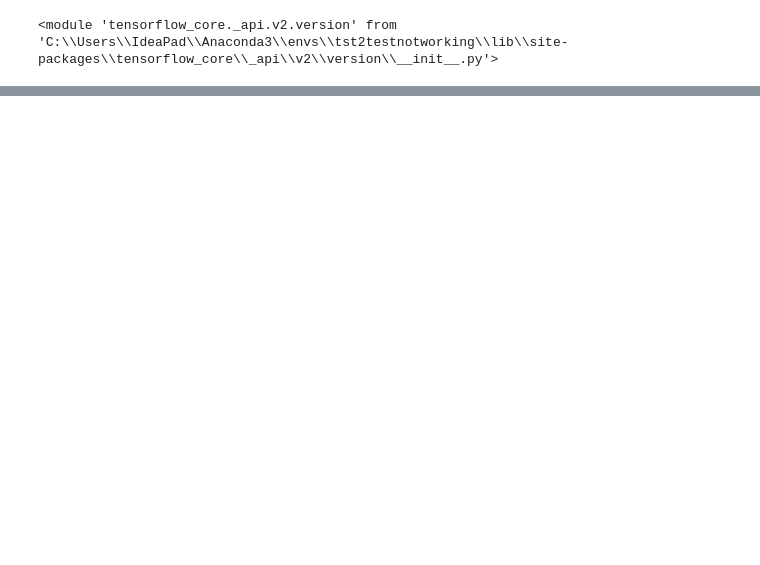
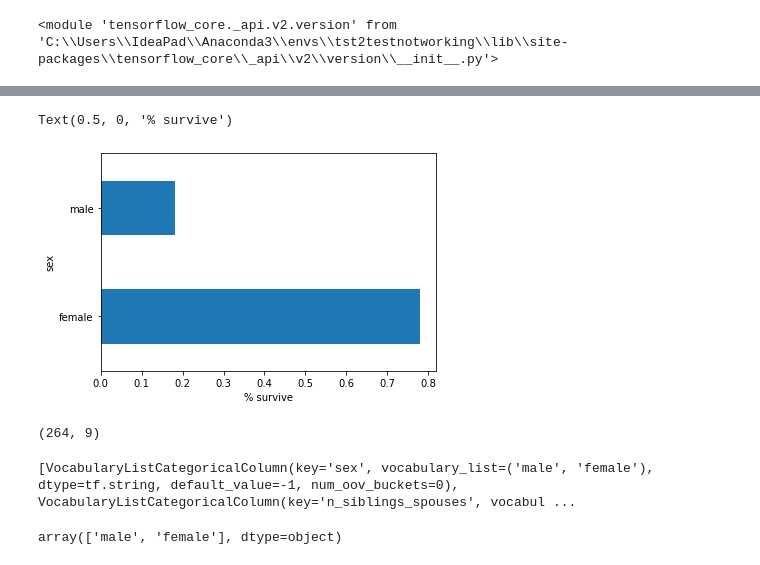
Before and after one commit to Stenardt-9002/Machine_learning-projects, a Jupyter notebook: Extras/EntireTf6.ipynb, the cells around one changed output, grey strips where cells are left out. Cells and saved outputs as stored; diff of their text form; code cells hidden in the pictures; blank space fills up the shorter version.

```diff
--- a/Extras/EntireTf6.ipynb
+++ b/Extras/EntireTf6.ipynb
@@ -12,0 +91,29 @@ rank2_tensor.shape
+# %%
+pd.concat([dftrain, y_train], axis=1).groupby('sex').survived.mean().plot(kind='barh').set_xlabel('% survive')
+# %% [output]
+Text(0.5, 0, '% survive')
+[figure, added]
+# %%
+dfeval.shape
+# %% [output]
+(264, 9)
+# %%
+CATEGORICAL_COLUMNS = ['sex', 'n_siblings_spouses', 'parch', 'class', 'deck',
+                       'embark_town', 'alone']
+NUMERIC_COLUMNS = ['age', 'fare']
+
+feature_columns = []
+for feature_name in CATEGORICAL_COLUMNS:
+  vocabulary = dftrain[feature_name].unique()  # gets a list of all unique values from given feature column
+  feature_columns.append(tf.feature_column.categorical_column_with_vocabulary_list(feature_name, vocabulary))
+
+for feature_name in NUMERIC_COLUMNS:
+  feature_columns.append(tf.feature_column.numeric_column(feature_name, dtype=tf.float32))
+
+print(feature_columns)
+# %% [output]
+[VocabularyListCategoricalColumn(key='sex', vocabulary_list=('male', 'female'), dtype=tf.string, default_value=-1, num_oov_buckets=0), VocabularyListCategoricalColumn(key='n_siblings_spouses', vocabul ...
+# %%
+dftrain["sex"].unique()
+# %% [output]
+array(['male', 'female'], dtype=object)
```
Also changed, not shown: parts of 27 cells of this notebook, 1 other file.
